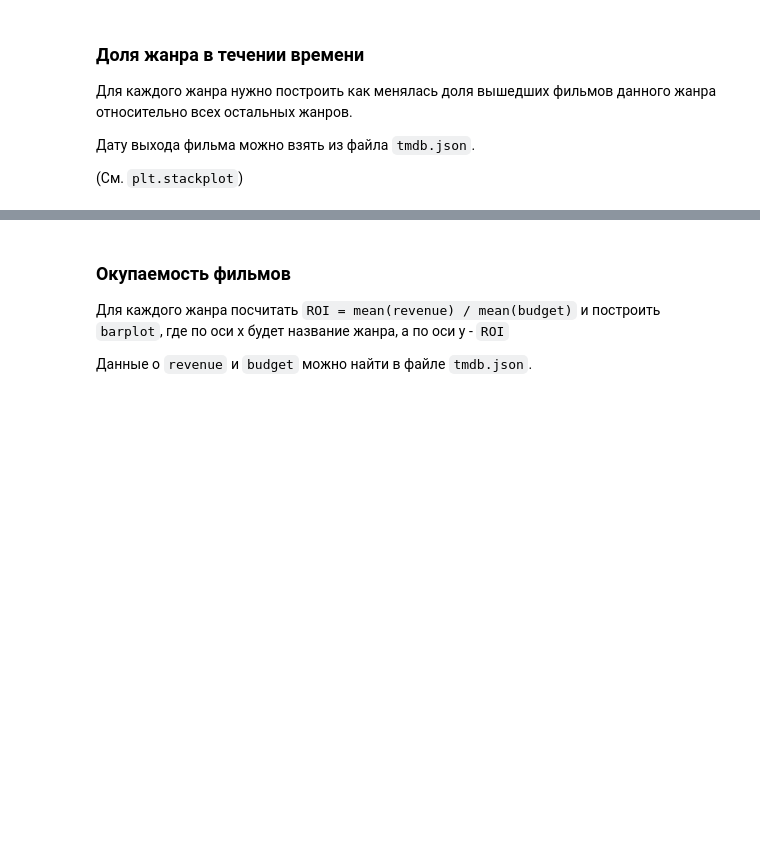
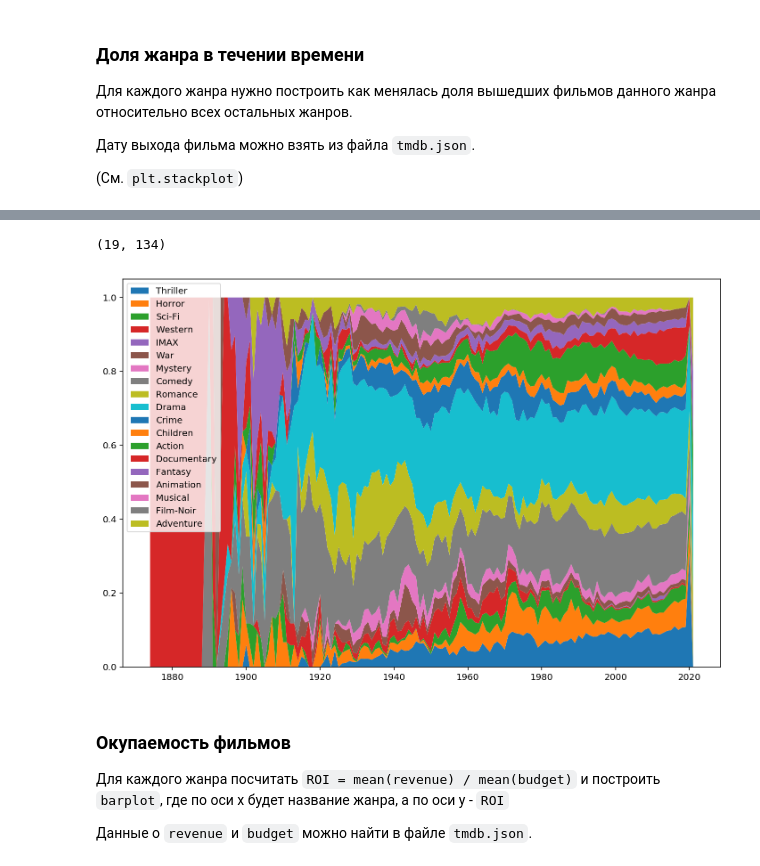
Before and after one commit to ishugaepov/MLBD, a Jupyter notebook: apache_spark/notebooks/spark_examples.ipynb, the cells around one changed output, grey strips where cells are left out. Saved outputs shown, nothing was run; the diff lists cells and outputs as text; code cells hidden in the pictures; blank space fills up the shorter version.

```diff
--- a/apache_spark/notebooks/spark_examples.ipynb
+++ b/apache_spark/notebooks/spark_examples.ipynb
@@ -99,6 +104,8 @@ DATA_PATH = 'data/ml-25m'
 RATINGS_PATH = os.path.join(DATA_PATH, 'ratings.csv')
 MOVIES_PATH = os.path.join(DATA_PATH, 'movies.csv')
 TAGS_PATH = os.path.join(DATA_PATH, 'tags.csv')
+LINKS_PATH = os.path.join(DATA_PATH, 'links.csv')
+TMDB_PATH = os.path.join(DATA_PATH, 'tmdb.json')
 # %%
 ratings = sc.textFile(RATINGS_PATH)
 # %%
@@ -328,3 +496,45 @@ plt.show()
+# %%
+tmdb_years = tmdb \
+    .filter(lambda tmdb_entry: tmdb_entry.get('release_date')) \
+    .map(lambda tmdb_entry: (int(tmdb_entry['id']), int(tmdb_entry['release_date'].split('-')[0])))
+
+genre_year_cnts = tmdb_id_genres \
+    .join(tmdb_years) \
+    .map(lambda tmdb_genre_year: ((tmdb_genre_year[1][0], tmdb_genre_year[1][1]), 1)) \
+    .reduceByKey(lambda cnt1, cnt2: cnt1 + cnt2) \
+    .collect()
+
+genres = {}
+years = set()
+for (genre, year), cnt in genre_year_cnts:
+    if genre == '(no genres listed)':
+        continue
+    if genre not in genres:
+        genres[genre] = {}
+    genres[genre][year] = genres[genre].get(year, 0) + cnt
+    years.add(year)
+
+# Build a matrix with each row representing the number of genre appearances
+x = list(sorted(list(years)))
+y = list(genres.keys())
+A = np.zeros((len(y), len(x)))
+for i, genre in enumerate(y):
+    genre_dict = genres[genre]
+    for j, year in enumerate(x):
+        A[i, j] = genre_dict.get(year, 0)
+
+# Normalize, so each column is a probability distribution
+A = A / A.sum(axis=0)
+print(A.shape)
+# %% [output]
+(19, 134)
+# %%
+f, ax = plt.subplots(figsize=(12, 8))
+plt.stackplot(x, A, labels=y)
+plt.legend(loc='upper left')
+plt.show()
+# %% [output]
+[figure, added]
 # %% [markdown]
 ### Окупаемость фильмов
 
```
Also changed, not shown: parts of 30 cells of this notebook.
